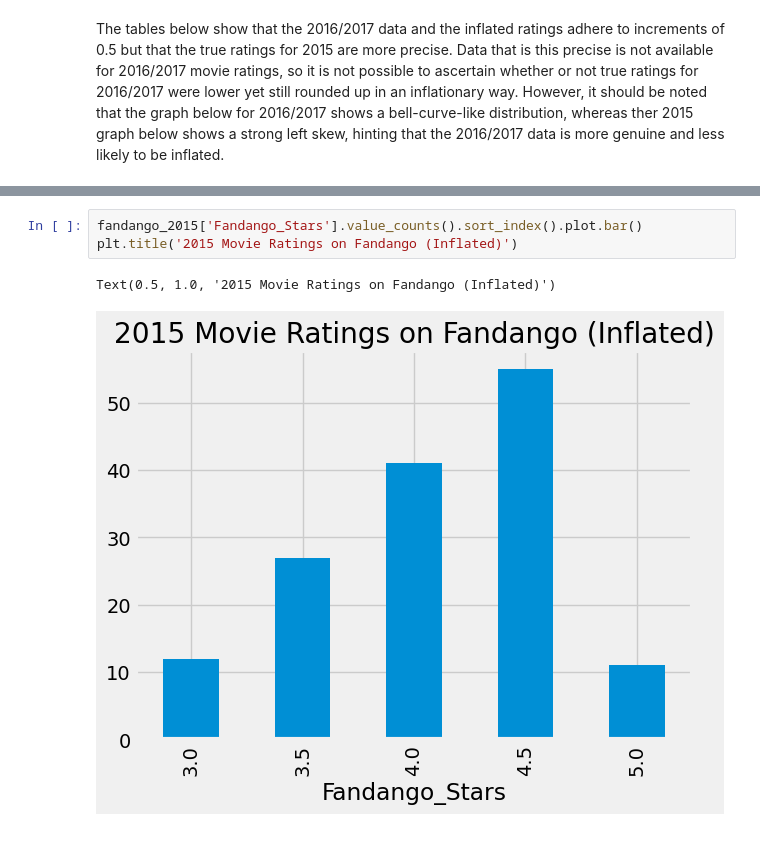
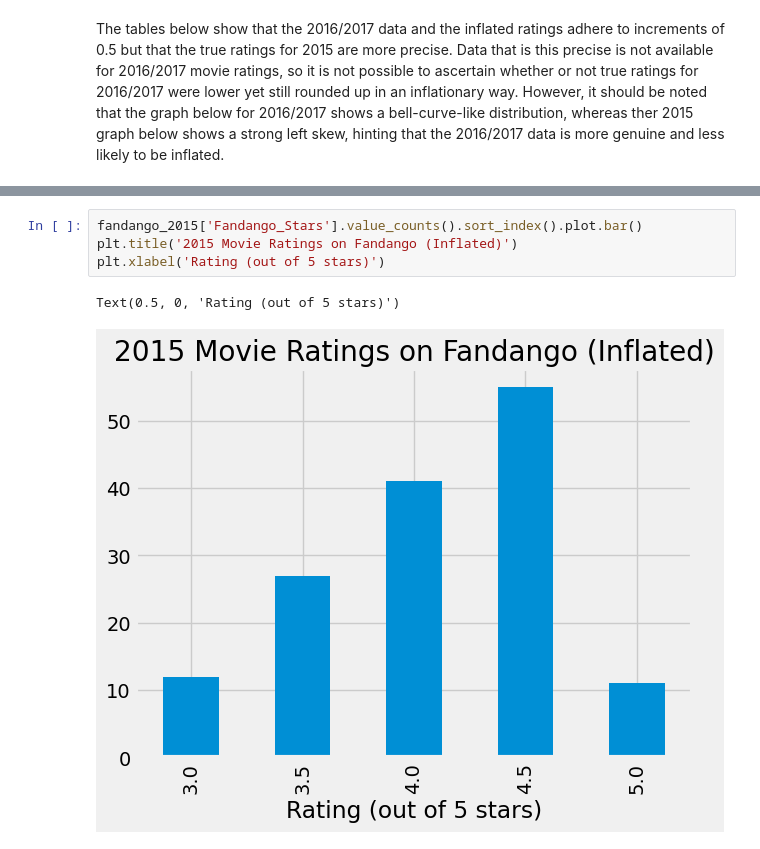
Before and after one commit to aero-man/fandango-movie-ratings, a Jupyter notebook: Fandango_Movie_Rating_Inflation.ipynb, the cells around one changed output, grey strips where cells are left out. Cells and saved outputs as stored; diff of their text form.

```diff
--- a/Fandango_Movie_Rating_Inflation.ipynb
+++ b/Fandango_Movie_Rating_Inflation.ipynb
@@ -96,9 +97,10 @@ Text(0.5, 1.0, '2016/2017 Movie Ratings on Fandango')
 # %%
 fandango_2015['Fandango_Stars'].value_counts().sort_index().plot.bar()
 plt.title('2015 Movie Ratings on Fandango (Inflated)')
+plt.xlabel('Rating (out of 5 stars)')
 # %% [output]
-Text(0.5, 1.0, '2015 Movie Ratings on Fandango (Inflated)')
+Text(0.5, 0, 'Rating (out of 5 stars)')
-[figure, old version]
+[figure, new version]
 # %%
 fandango_2015['Fandango_Ratingvalue'].value_counts().sort_index().plot.bar()
 plt.title('"True" movie ratings in 2015 were more granular')
```
Also changed, not shown: parts of 3 cells of this notebook.
